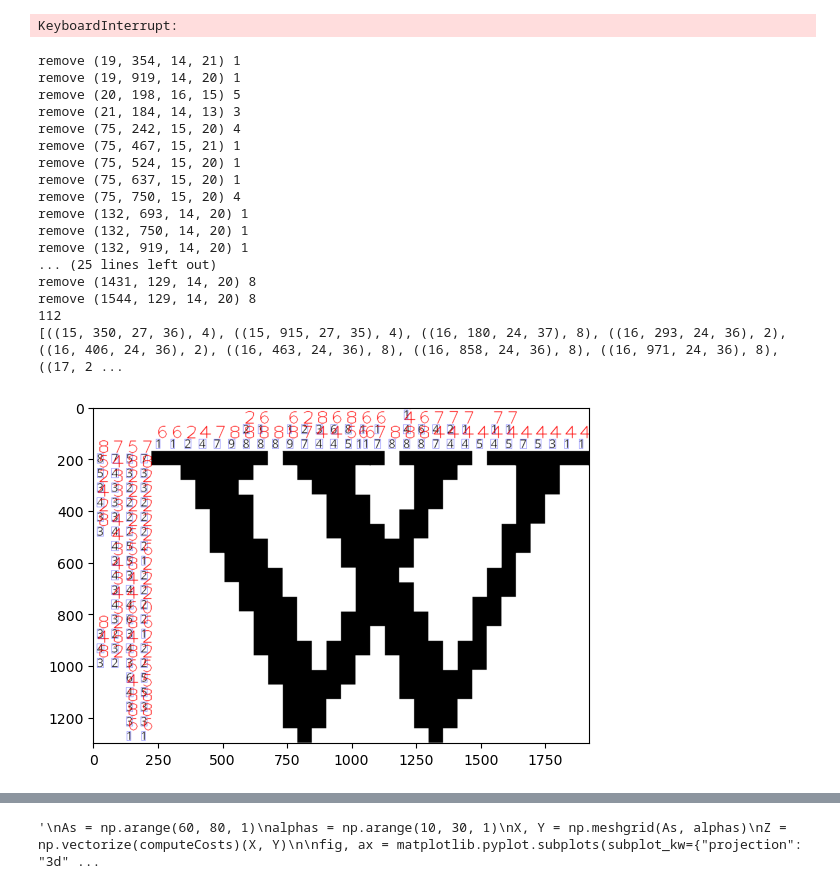
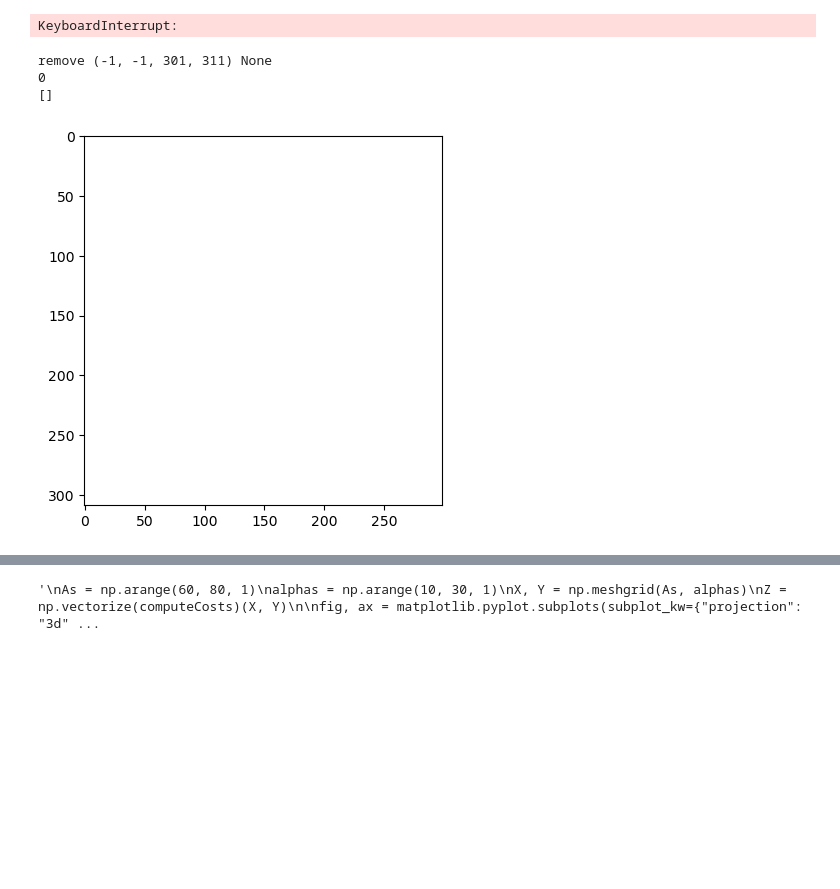
Before and after one commit to igloo81/nonogram, a Jupyter notebook: NonoGram start.ipynb, the cells around one changed output, grey strips where cells are left out. Saved outputs shown, nothing was run; the diff lists cells and outputs as text; code cells hidden in the pictures; blank space fills up the shorter version.

```diff
--- a/NonoGram start.ipynb
+++ b/NonoGram start.ipynb
@@ -20,15 +20,17 @@ digitRecognizer = load_model(digitRecognizerModelFileName)
 # %%
 #image = cv2.imread('E:/Work/NonoGram/Data/sample.png')
 #image = cv2.imread('E:/Work/NonoGram/Data/puzzle.jpg')
-image = cv2.imread('E:/Work/NonoGram/Data/wikipedia.png')
+#image = cv2.imread('E:/Work/NonoGram/Data/wikipedia.png')
+image = cv2.imread('E:/Work/NonoGram/Data/sample3.png')
 # %%
 image_contours = image.copy()
 image_contours = cv2.cvtColor(image_contours, cv2.COLOR_BGR2GRAY)
-(_, image_contours) = cv2.threshold(image_contours, 10, 255, cv2.THRESH_BINARY)
+(_, image_contours) = cv2.threshold(image_contours, 150, 255, cv2.THRESH_BINARY)        # todo use 10 as bound
 
 image_digits = image.copy()
-image_digits = cv2.GaussianBlur(image_digits, (1, 1), 0)
-(_, image_contours) = cv2.threshold(image_contours, 10, 255, cv2.THRESH_BINARY)
+#image_digits = cv2.GaussianBlur(image_digits, (1, 1), 0)
+image_digits = cv2.cvtColor(image_digits, cv2.COLOR_BGR2GRAY)
+(_, image_digits) = cv2.threshold(image_digits, 150, 255, cv2.THRESH_BINARY)
 #imageCopy = cv2.dilate(imageCopy, (3,3), 1)
 #imageCopy = cv2.GaussianBlur(imageCopy, (1, 1), 0)
 #imageCopy = cv2.cvtColor(imageCopy, cv2.COLOR_BGR2GRAY)
@@ -179,24 +181,24 @@ def extract_digit_image_from_contour(image, contour):
     if (w > h):
         delta = (w-h)//2
         y -= delta
-        h = w - delta
+        h = w
         #digit_image = image[y-delta:y+w-delta, x:x+w]
     else:
         delta = (h-w)//2
         x -= delta
-        w = h - delta
+        w = h
         #digit_image = image[y:y+h, x-delta:x+h-delta]
     if (x < 0):
         x = 0
     if (y < 0):
         y = 0
-    if (x + w > image.shape[0]):
-        x = image.shape[0] - w
-    if (y + h > image.shape[1]):
-        y = image.shape[1] - h
+    #if (x + w > image.shape[0]):
+    #    x = image.shape[0] - w
+    #if (y + h > image.shape[1]):
+    #    y = image.shape[1] - h
 
 
-    digit_image = image[y:y+h, x-delta:x+h-delta]
+    digit_image = image[y:y+h, x:x+w]
 
     return (digit_image, bounding_rect)
 
@@ -221,7 +223,7 @@ def recognize_digit_from_image(digit_recognizer, digit_image):
 def paint_contours(image, contours):
     colors = [(0,0,255),(0,255,0),(255,0,0)]
     for index, contour in enumerate(contours):
-        cv2.drawContours(image, [contour], -1, colors[index % len(colors)], 1)
+        cv2.drawContours(image, [contour], -1, colors[index % len(colors)], 2)
 
 def recognize_digits(image_contours, image_digits):
     found_contours = []
@@ -232,7 +234,7 @@ def recognize_digits(image_contours, image_digits):
     paint_contours(image_output, contours)
 
     for (contour, bounding) in sorted([(contour, cv2.boundingRect(contour))for contour in contours], key=lambda tuple: tuple[1]):
-        digit_image, bounding_rect = extract_digit_image_from_contour(image_contours_thresh, contour)
+        digit_image, bounding_rect = extract_digit_image_from_contour(image_digits, contour)
         x, y, w, h = bounding_rect
 
         if (digit_image.size != 0):   # todo add notification we skip because None..
@@ -254,7 +256,7 @@ def recognize_digits(image_contours, image_digits):
     pyplot.imshow(image_output, cmap="gray")
     return found_contours
 
-found_contours = recognize_digits(image_output)
+found_contours = recognize_digits(image_contours, image_digits)
 # %% [output]
 KeyboardInterrupt:
 # %%
@@ -270,52 +272,38 @@ def removeOverlappingDigits(found_contours):
                 max(boundingRect[1], otherBoundingRect[1]),
                 min(boundingRect[0] + boundingRect[2], otherBoundingRect[0] + otherBoundingRect[2]),
                 min(boundingRect[1] + boundingRect[3], otherBoundingRect[1] + otherBoundingRect[3])
             )
             w = overlapRect[2] - overlapRect[0]
             h = overlapRect[3] - overlapRect[1]
             if (w > 0 and h > 0 and boundingRect != otherBoundingRect and other_digit != None and (otherBoundingRect[2] * otherBoundingRect[3] < maxArea)):
                 overlap = w*h
                 area = boundingRect[2]*boundingRect[3]
                 if (overlap/area > .5):      # magic number!    # todo make sure we don't overlap slightly overlapping contours? (prob not possible)
                     hasOverlap = True
 
         if (not hasOverlap and digit != None and (boundingRect[2] * boundingRect[3] < maxArea)):
             result.append((boundingRect, digit, digit_image))
         else:
             print(f"remove {boundingRect} {digit}")
 
     return result
 
 found_contours_no_overlaps = removeOverlappingDigits(found_contours)
 
-imageOutput = imageCopy.copy()
+imageOutput = image_digits.copy()
 imageOutput = cv2.cvtColor(imageOutput, cv2.COLOR_GRAY2BGR)
 for (boundingRect, digit, digit_image) in found_contours_no_overlaps:
     cv2.putText(imageOutput, str(digit), (boundingRect[0], boundingRect[1]),  cv2.FONT_HERSHEY_PLAIN, 5, (255, 0, 0), 2)
     (x, y, w, h) = boundingRect
     cv2.rectangle(imageOutput, (x, y), (x+w,y+h), (0,0,255))
 pyplot.imshow(imageOutput)
 print(len(found_contours_no_overlaps))
 print([(bounding_rect, digit) for bounding_rect, digit, _ in found_contours_no_overlaps])
 # %% [output]
-remove (19, 354, 14, 21) 1
-remove (19, 919, 14, 20) 1
-remove (20, 198, 16, 15) 5
-remove (21, 184, 14, 13) 3
-remove (75, 242, 15, 20) 4
-remove (75, 467, 15, 21) 1
-remove (75, 524, 15, 20) 1
-remove (75, 637, 15, 20) 1
-remove (75, 750, 15, 20) 4
-remove (132, 693, 14, 20) 1
-remove (132, 750, 14, 20) 1
-remove (132, 919, 14, 20) 1
-... (25 lines left out)
-remove (1431, 129, 14, 20) 8
-remove (1544, 129, 14, 20) 8
-112
-[((15, 350, 27, 36), 4), ((15, 915, 27, 35), 4), ((16, 180, 24, 37), 8), ((16, 293, 24, 36), 2), ((16, 406, 24, 36), 2), ((16, 463, 24, 36), 8), ((16, 858, 24, 36), 8), ((16, 971, 24, 36), 8), ((17, 2 ...
+remove (-1, -1, 301, 311) None
+0
+[]
-[figure, old version]
+[figure, new version]
 # %%
 import math
 def showImagesUsedForRecognition(found_contours, sort_by_prediction):
```
Also changed, not shown: parts of 7 cells of this notebook, 1 other file.
